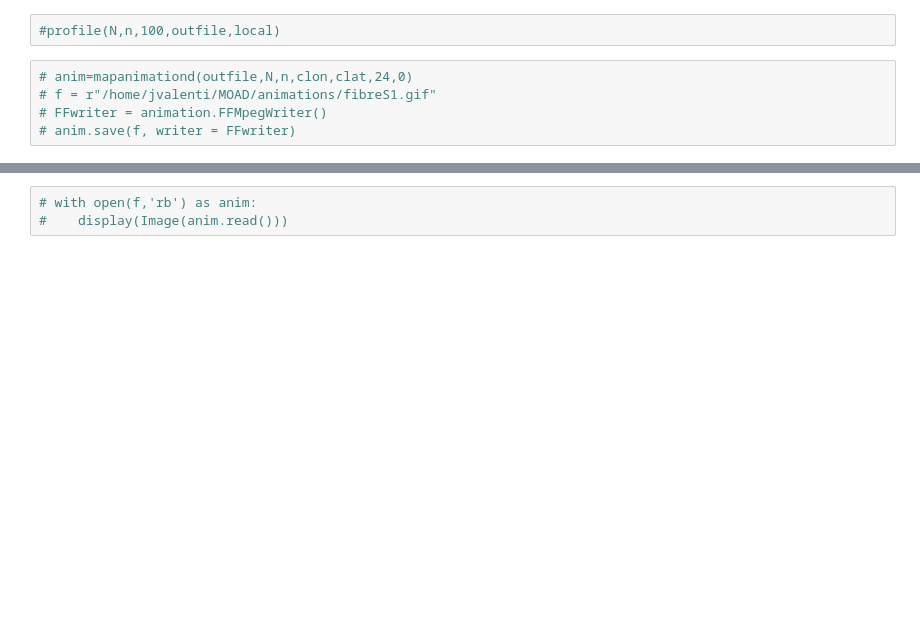
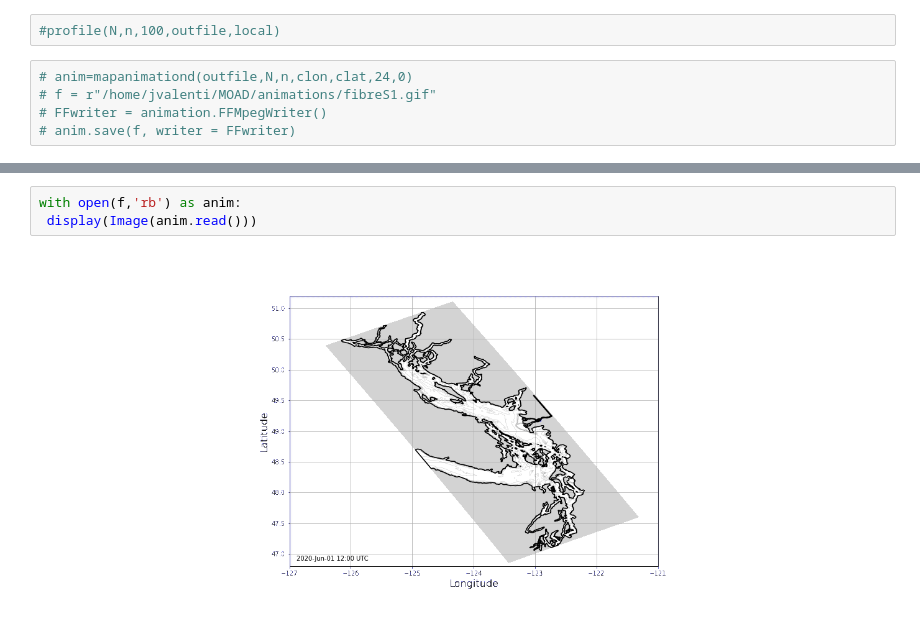
Before and after one commit to SalishSeaCast/analysis-jose, a Jupyter notebook: notebooks/parcels/Remote/Fibres/biofilm_figures(Sloww).ipynb, the cells around one changed output, grey strips where cells are left out. Drawn from its saved outputs; the diff is of its cells as text; blank space fills up the shorter version.

```diff
--- a/notebooks/parcels/Remote/Fibres/biofilm_figures(Sloww).ipynb
+++ b/notebooks/parcels/Remote/Fibres/biofilm_figures(Sloww).ipynb
@@ -255,3 +268,5 @@ axs.set_xlim([-125.5,-122])
 # %%
-# with open(f,'rb') as anim:
-#    display(Image(anim.read()))
+with open(f,'rb') as anim:
+ display(Image(anim.read()))
+# %% [output]
+[figure, added]
```
Also changed, not shown: parts of 7 cells of this notebook, 13 other files.
